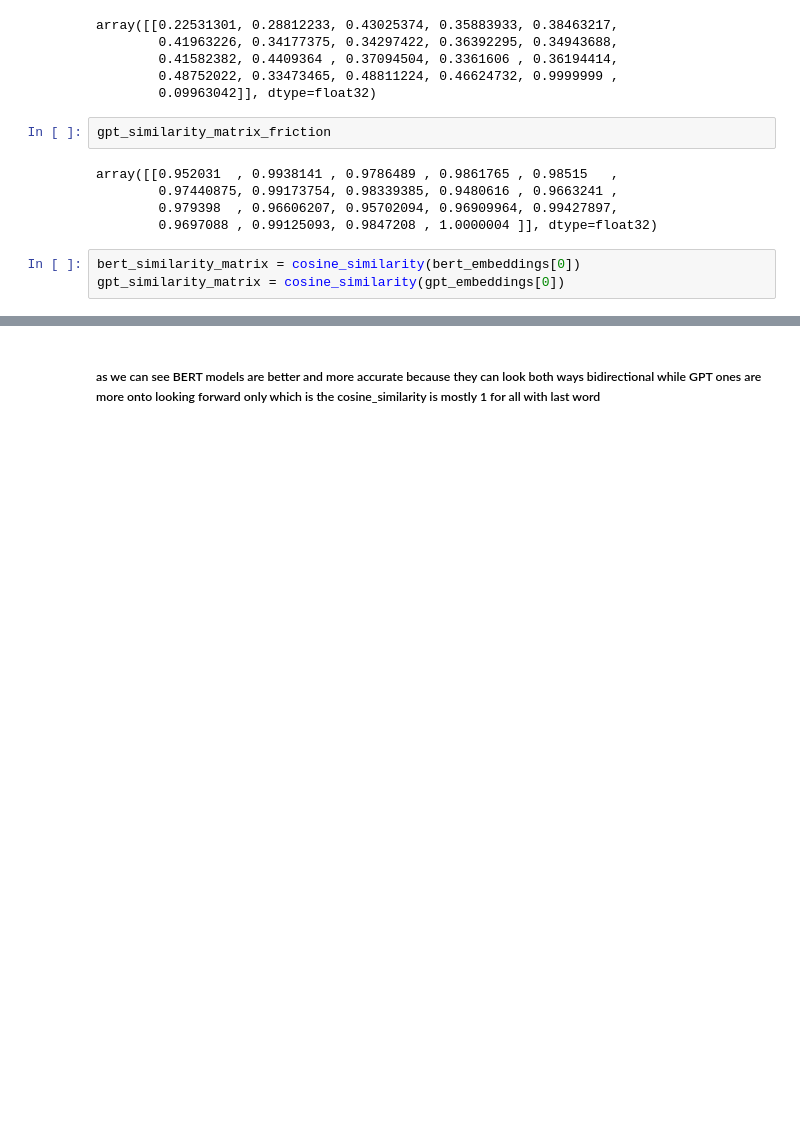
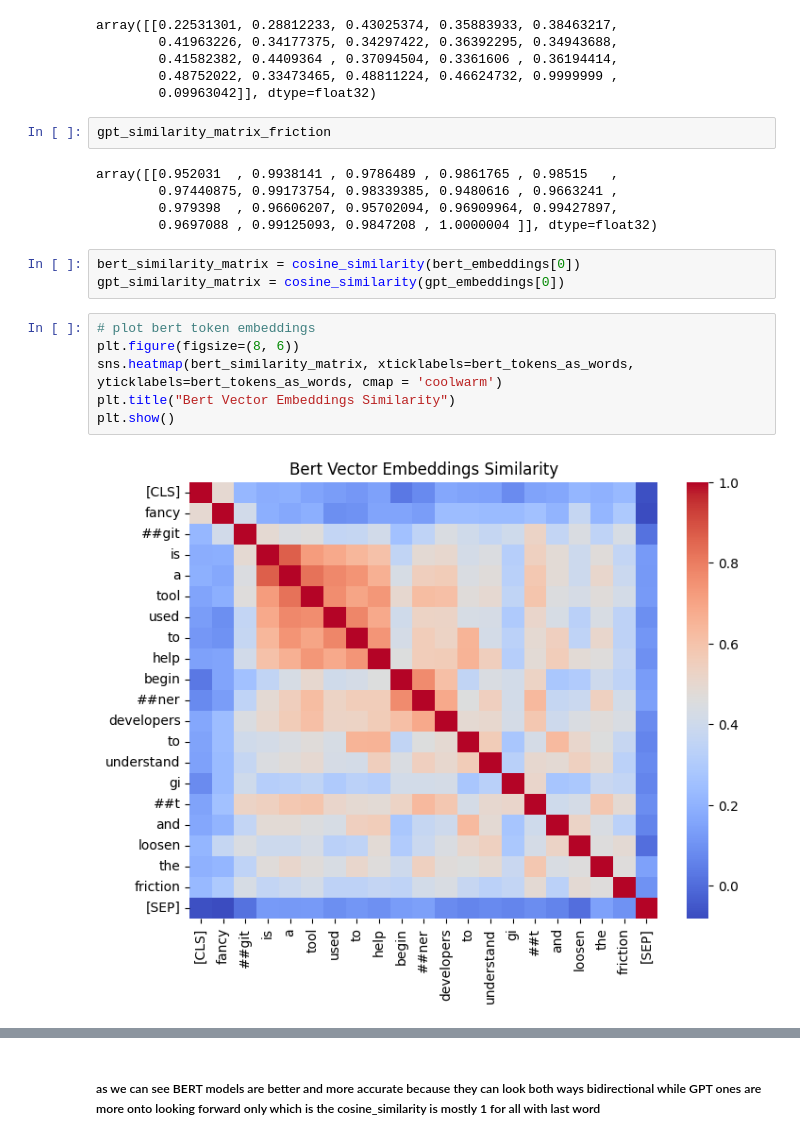
Before and after one commit to Youssif-Ashmawy/Fancy_Git, a Jupyter notebook: notebooks/layer_1.ipynb, the cells around one changed output, grey strips where cells are left out. Drawn from its saved outputs; the diff is of its cells as text; blank space fills up the shorter version.

```diff
--- a/notebooks/layer_1.ipynb
+++ b/notebooks/layer_1.ipynb
@@ -121,3 +122,11 @@ array([[0.952031  , 0.9938141 , 0.9786489 , 0.9861765 , 0.98515   ,
 # %%
 bert_similarity_matrix = cosine_similarity(bert_embeddings[0])
 gpt_similarity_matrix = cosine_similarity(gpt_embeddings[0])
+# %%
+# plot bert token embeddings
+plt.figure(figsize=(8, 6))
+sns.heatmap(bert_similarity_matrix, xticklabels=bert_tokens_as_words, yticklabels=bert_tokens_as_words, cmap = 'coolwarm')
+plt.title("Bert Vector Embeddings Similarity")
+plt.show()
+# %% [output]
+[figure, added]
```
Also changed, not shown: parts of 3 cells of this notebook.
